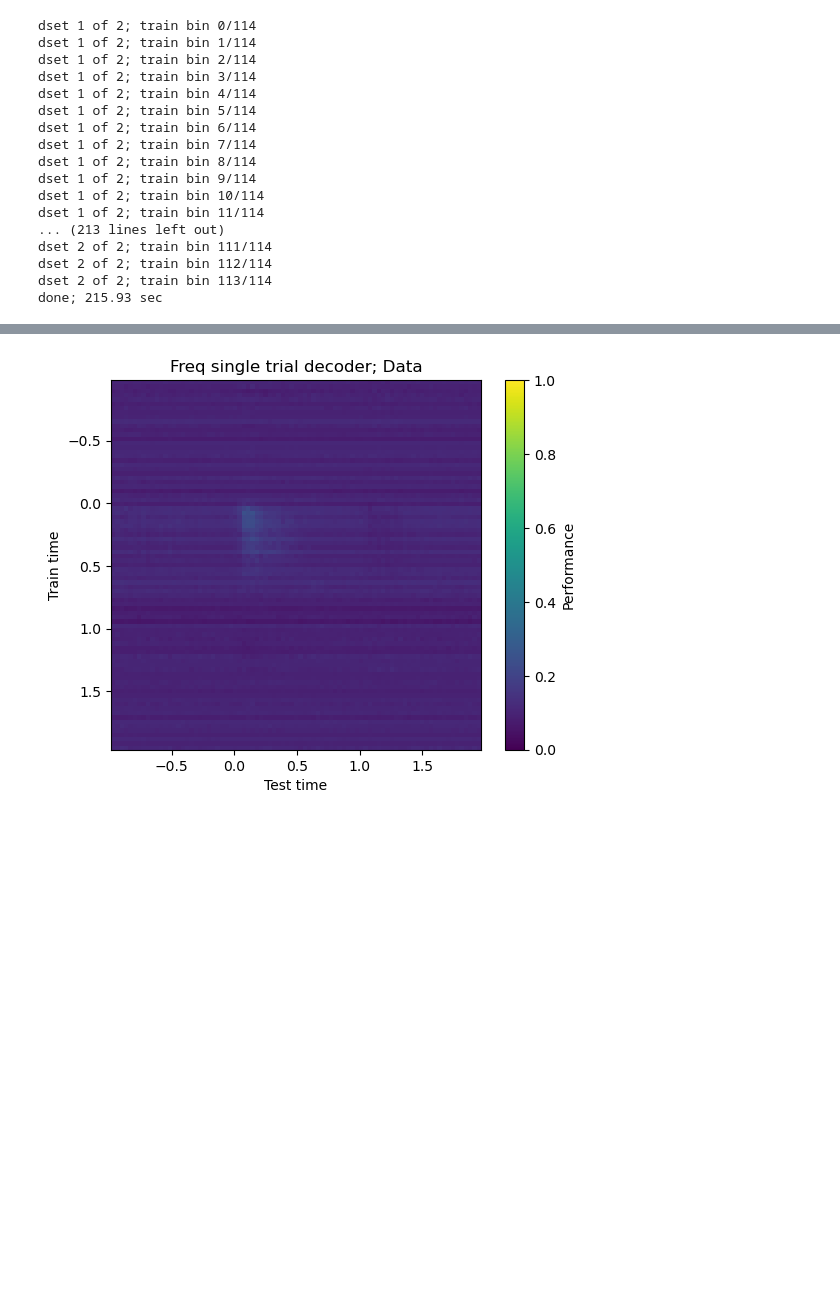
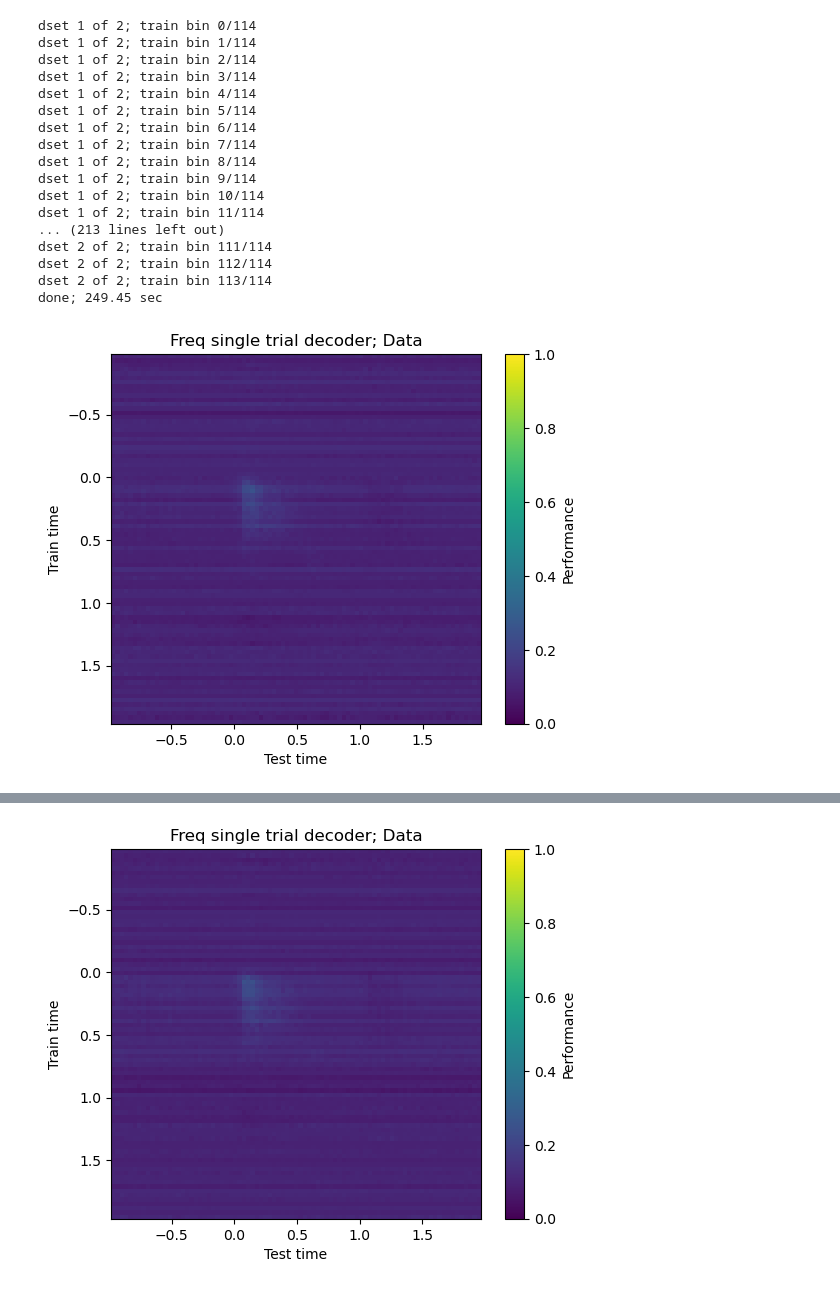
Before and after one commit to shymkivy/slow_dynamics_protocol, a Jupyter notebook: slow_dynamics_decoder.ipynb, the cells around one changed output, grey strips where cells are left out. Drawn from its saved outputs; the diff is of its cells as text; code cells hidden in the pictures; blank space fills up the shorter version.

```diff
--- a/slow_dynamics_decoder.ipynb
+++ b/slow_dynamics_decoder.ipynb
@@ -100,30 +81,32 @@ if save_figs:
 # %%
 # ---- analyze the full decoding space ----
 train_test_method = 'full'          # full, diag, train_at_stim, test_at_stim
 n_fl = 0        # dataset to analyze
 
-trial_types_use = trial_types_all[n_fl]<=10
+trial_types_use = data_out[n_fl]['trial_types']<=10
 
 X_all = [stim_trig_resp_all[n_fl][:,:,trial_types_use], stim_trig_resp_all[n_fl][:,:,trial_types_use]]
-Y_all = [trial_types_all[n_fl][trial_types_use], f_shuffle_trials(trial_types_all[n_fl][trial_types_use])]
-plot_legend = ('Data', 'Shuff')
+Y_all = [data_out[n_fl]['trial_types'][trial_types_use], f_shuffle_trials(data_out[n_fl]['trial_types'][trial_types_use])]
 
-dec_data_full = f_run_binwise_dec(X_all, Y_all, train_test_method=train_test_method, pca_var_frac = 1, normalize = False, add_noise_sigma=1e-5, log=True)
+dec_data_full = f_run_binwise_dec(X_all, Y_all, train_test_method=train_test_method, pca_var_frac = 1, num_cv=5, normalize = False, add_noise_sigma=1e-5, log=True)
+
+figs_full = f_plot_binwise_dec(dec_data_full, plot_t=plot_t, plot_legend=('Data', 'Shuff'), plot_start=-1, plot_end=2, fixed_time=0.25, title_tag='Freq single trial decoder')
 # %% [output]
 dset 1 of 2; train bin 0/114
 dset 1 of 2; train bin 1/114
 dset 1 of 2; train bin 2/114
 dset 1 of 2; train bin 3/114
 dset 1 of 2; train bin 4/114
 dset 1 of 2; train bin 5/114
 dset 1 of 2; train bin 6/114
 dset 1 of 2; train bin 7/114
 dset 1 of 2; train bin 8/114
 dset 1 of 2; train bin 9/114
 dset 1 of 2; train bin 10/114
 dset 1 of 2; train bin 11/114
 ... (213 lines left out)
 dset 2 of 2; train bin 111/114
 dset 2 of 2; train bin 112/114
 dset 2 of 2; train bin 113/114
-done; 215.93 sec
+done; 249.45 sec
+[figure, added]
```
Also changed, not shown: parts of 7 cells of this notebook, 4 other files.
